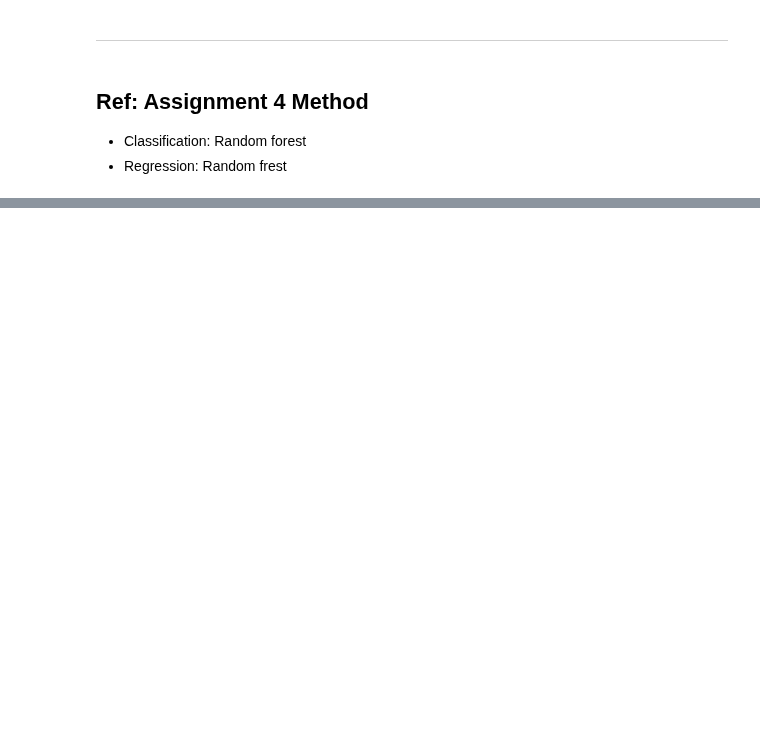
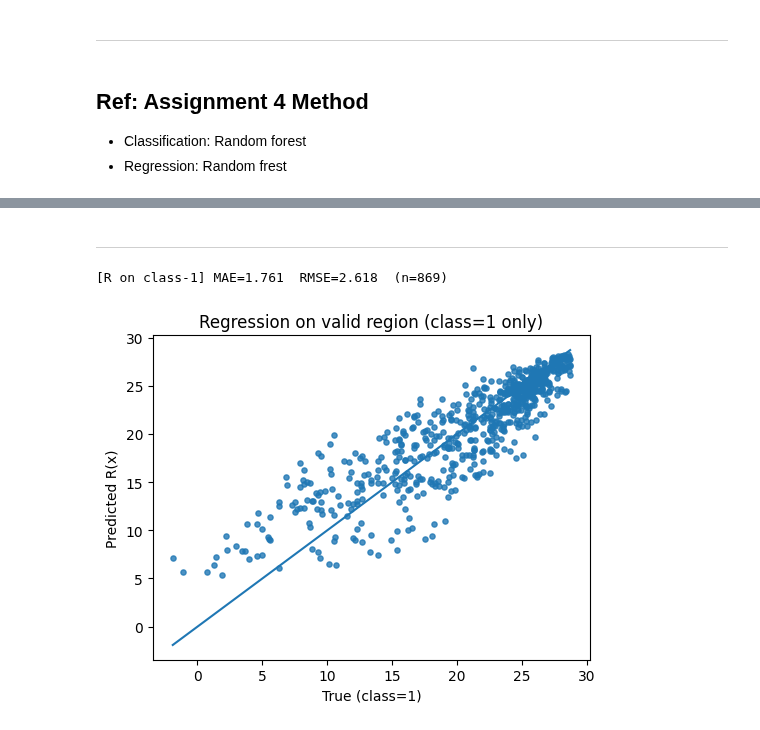
Before and after one commit to XuanWeiWang-999/2025_machine_learning, a Jupyter notebook: Week_6/1141ML_Week_6_Prog02_313652018.ipynb, the cells around one changed output, grey strips where cells are left out. Drawn from its saved outputs; the diff is of its cells as text; code cells hidden in the pictures; blank space fills up the shorter version.

```diff
--- a/Week_6/1141ML_Week_6_Prog02_313652018.ipynb
+++ b/Week_6/1141ML_Week_6_Prog02_313652018.ipynb
@@ -9,0 +126,33 @@
+# %% [markdown]
+---
+# %%
+from sklearn.metrics import mean_absolute_error, mean_squared_error
+import numpy as np
+import matplotlib.pyplot as plt
+
+c_on_reg_te = C.predict(Xr_te)
+mask_te = (c_on_reg_te == 1)
+
+if mask_te.any():
+    y_true = yr_te[mask_te]
+    y_pred = R.predict(Xr_te[mask_te])
+
+    mae  = mean_absolute_error(y_true, y_pred)
+    rmse = np.sqrt(mean_squared_error(y_true, y_pred))
+    print(f"[R on class-1] MAE={mae:.3f}  RMSE={rmse:.3f}  (n={mask_te.sum()})")
+
+    # 真實 vs 預測（對角線 y=x）
+    plt.figure(figsize=(5.2,4.2))
+    plt.scatter(y_true, y_pred, s=14, alpha=0.8)
+    lims = [min(y_true.min(), y_pred.min()), max(y_true.max(), y_pred.max())]
+    plt.plot(lims, lims)  # y=x
+    plt.xlabel("True (class=1)")
+    plt.ylabel("Predicted R(x)")
+    plt.title("Regression on valid region (class=1 only)")
+    plt.tight_layout()
+    plt.show()
+else:
+    print("測試集中沒有被分到 class=1 的樣本。")
+# %% [output]
+[R on class-1] MAE=1.761  RMSE=2.618  (n=869)
+[figure, added]
```
Also changed, not shown: parts of 7 cells of this notebook.
